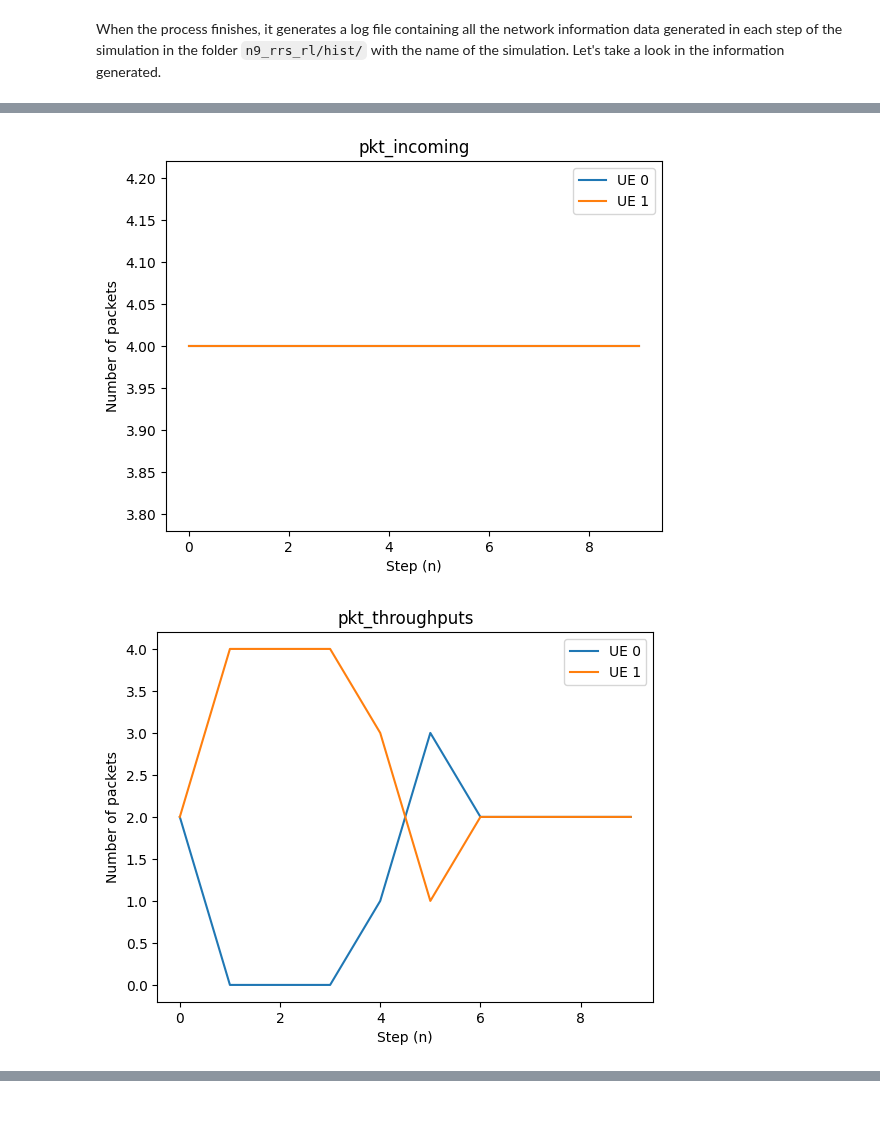
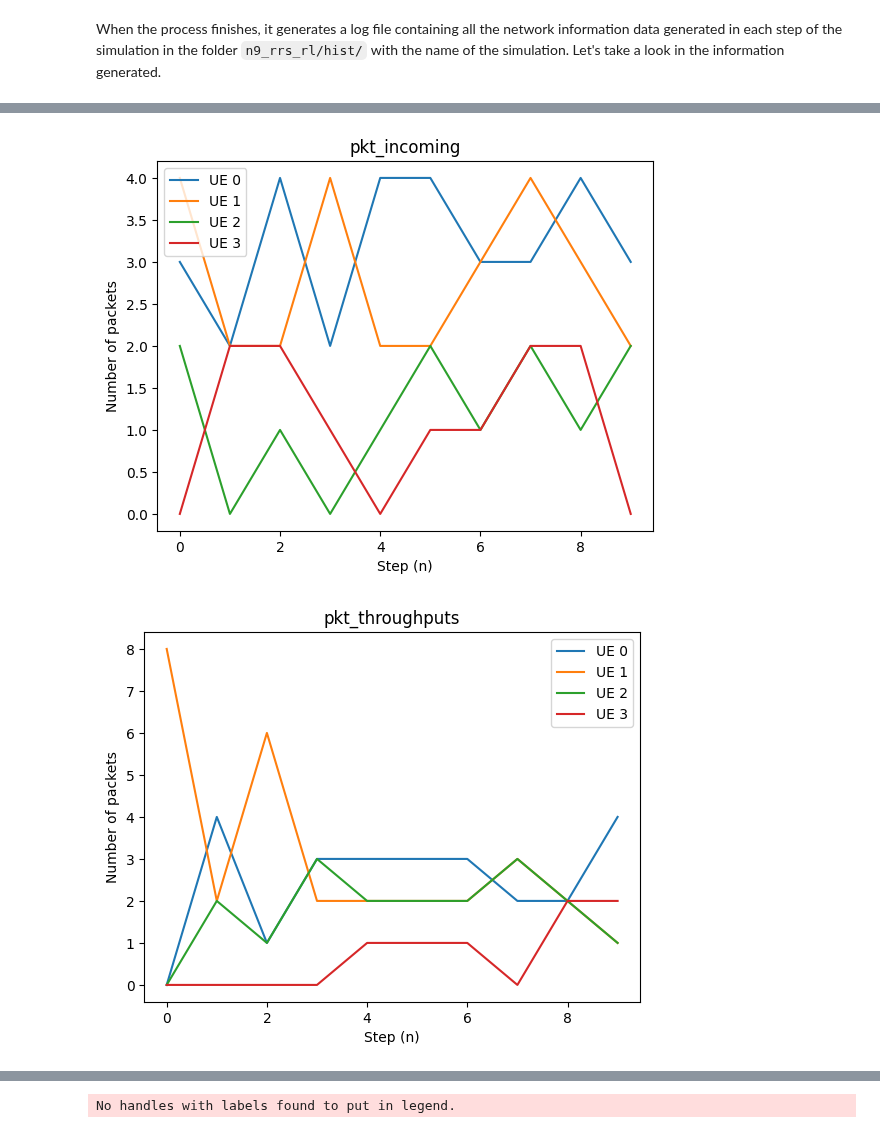
Before and after one commit to aldebaro/ai6g, a Jupyter notebook: n9-RL_based_radio_resource_allocation.ipynb, the cells around one changed output, grey strips where cells are left out. Saved outputs shown, nothing was run; the diff lists cells and outputs as text; code cells hidden in the pictures.

```diff
--- a/n9-RL_based_radio_resource_allocation.ipynb
+++ b/n9-RL_based_radio_resource_allocation.ipynb
@@ -255,10 +81,10 @@ for step_number in tqdm(np.arange(comm_env.max_number_steps)):
 # %% [markdown]
 When the process finishes, it generates a log file containing all the network information data generated in each step of the simulation in the folder `n9_rrs_rl/hist/` with the name of the simulation. Let's take a look in the information generated.
 # %%
-hist = comm_env.metrics_hist.read("./", "test", 1) # (root_path, simulation_name, episode_number)
-print("Collected information: ", list(hist.keys()))
-print("Scheduling decisions: \n",hist["sched_decision"][0:2])
-# The round-robin always schedules 1 RB for each UE in each basestation
+hist_rr = comm_env.metrics_hist.read("./", "simple_rr", 1) # (root_path, simulation_name, episode_number)
+print("Collected information: ", list(hist_rr.keys())) # All variables stored in the log file
+print("Scheduling decisions: \n",hist_rr["sched_decision"][0:2])
+# The round-robin always schedules 2 RB for each UE in each basestation
 # %% [output]
 Collected information:  ['pkt_incoming', 'pkt_throughputs', 'pkt_effective_thr', 'buffer_occupancies', 'buffer_latencies', 'dropped_pkts', 'mobility', 'spectral_efficiencies', 'basestation_ue_assoc',  ...
 Scheduling decisions:
@@ -394,27 +224,25 @@ class RLSimple(Agent):
 import numpy as np
 from tqdm import tqdm
 
-from agents.rl_simple import RLSimple
-
-seed = 10
-rng = np.random.default_rng(seed) if seed != -1 else np.random.default_rng()
+rng = np.random.default_rng(seed)
 comm_env = CommunicationEnv(
     SimpleChannel,
     SimpleTraffic,
     SimpleMobility,
-    "simple",
+    "simple_rl",
     rng=rng,
     obs_space=RLSimple.get_obs_space,
     action_space=RLSimple.get_action_space,
 )
-rl_agent = RLSimple(comm_env, 2, 2, np.array([2, 2]), seed=seed)
+rl_agent = RLSimple(comm_env, 1, 4, np.array([8]), seed=seed)
 comm_env.set_agent_functions(
     rl_agent.obs_space_format, rl_agent.action_format, rl_agent.calculate_reward
 )
-total_number_steps = 10000
+total_number_steps = 5000
 rl_agent.train(total_number_steps)
 
 total_number_steps_test = 10
+comm_env.rng = np.random.default_rng(seed)
 obs = comm_env.reset()
 for step_number in tqdm(np.arange(total_number_steps_test)):
     sched_decision = rl_agent.step(obs)
@@ -427,18 +252,19 @@ for step_number in tqdm(np.arange(total_number_steps_test)):
 # %%
-import matplotlib.pyplot as plt
-
-hist = comm_env.metrics_hist.read("./", "test", 1) # (root_path, simulation_name, episode_number)
-metrics = ['pkt_incoming', 'pkt_throughputs', 'dropped_pkts']
+hist_rl = comm_env.metrics_hist.read("./", "simple_rl", 1)
+metrics = ['pkt_incoming', 'pkt_throughputs', 'dropped_pkts', 'reward']
 
 for metric in metrics:
 	plt.figure()
-	for ue in np.arange(comm_env.max_number_ues):
-		plt.plot(hist[metric][:,ue], label="UE {}".format(ue))
-		plt.title(metric)
-		plt.legend()
-		plt.xlabel("Step (n)")
-		plt.ylabel("Number of packets")
+	if metric == "reward":
+		plt.plot(np.cumsum(hist_rl[metric]))
+	else:
+		for ue in np.arange(comm_env.max_number_ues):
+			plt.plot(hist_rl[metric][:,ue], label="UE {}".format(ue))
+	plt.title(metric)
+	plt.legend()
+	plt.xlabel("Step (n)")
+	plt.ylabel("Number of packets")
 	plt.show()
 # %% [output]
-[figure, old version]
+[figure, new version]
-[figure, old version]
+[figure, new version]
@@ -445,0 +272 @@ for metric in metrics:
+No handles with labels found to put in legend.
```
Also changed, not shown: parts of 40 cells of this notebook, 4 other files.
